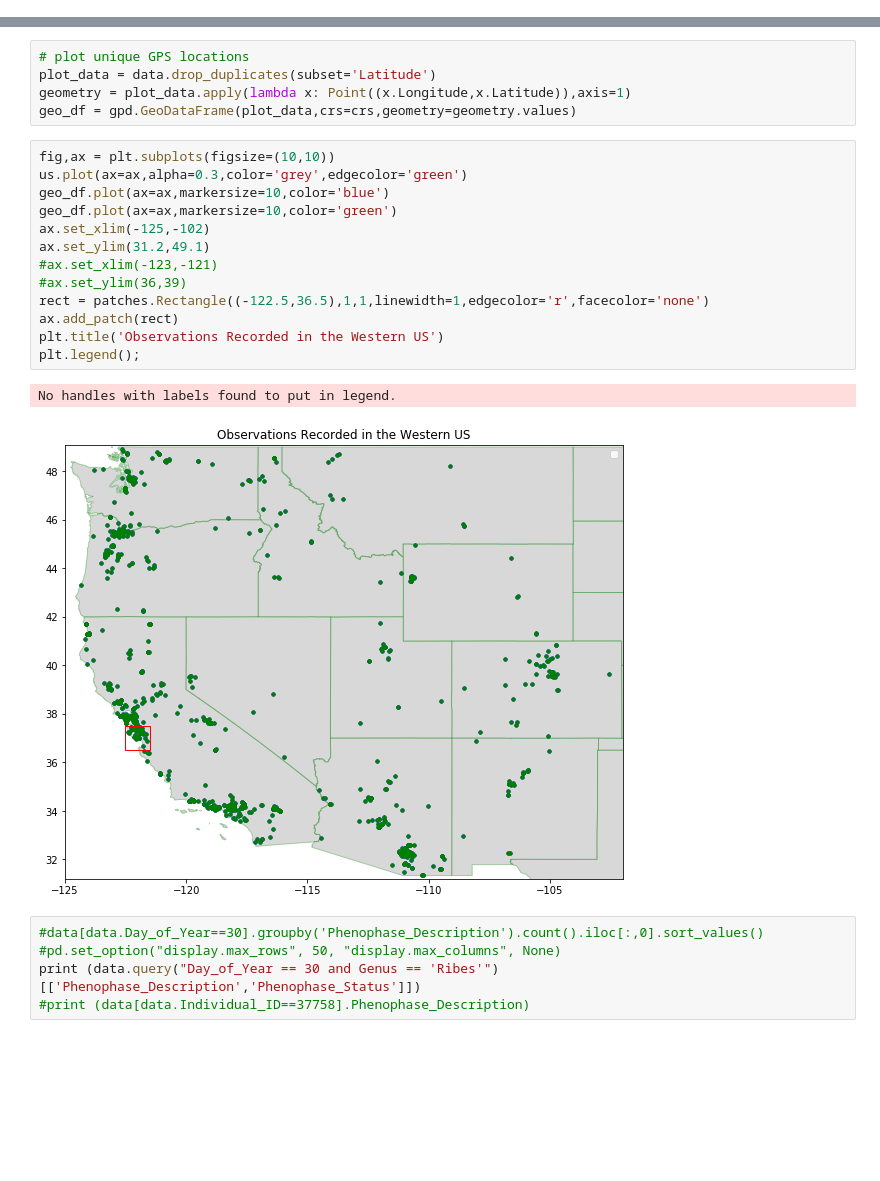
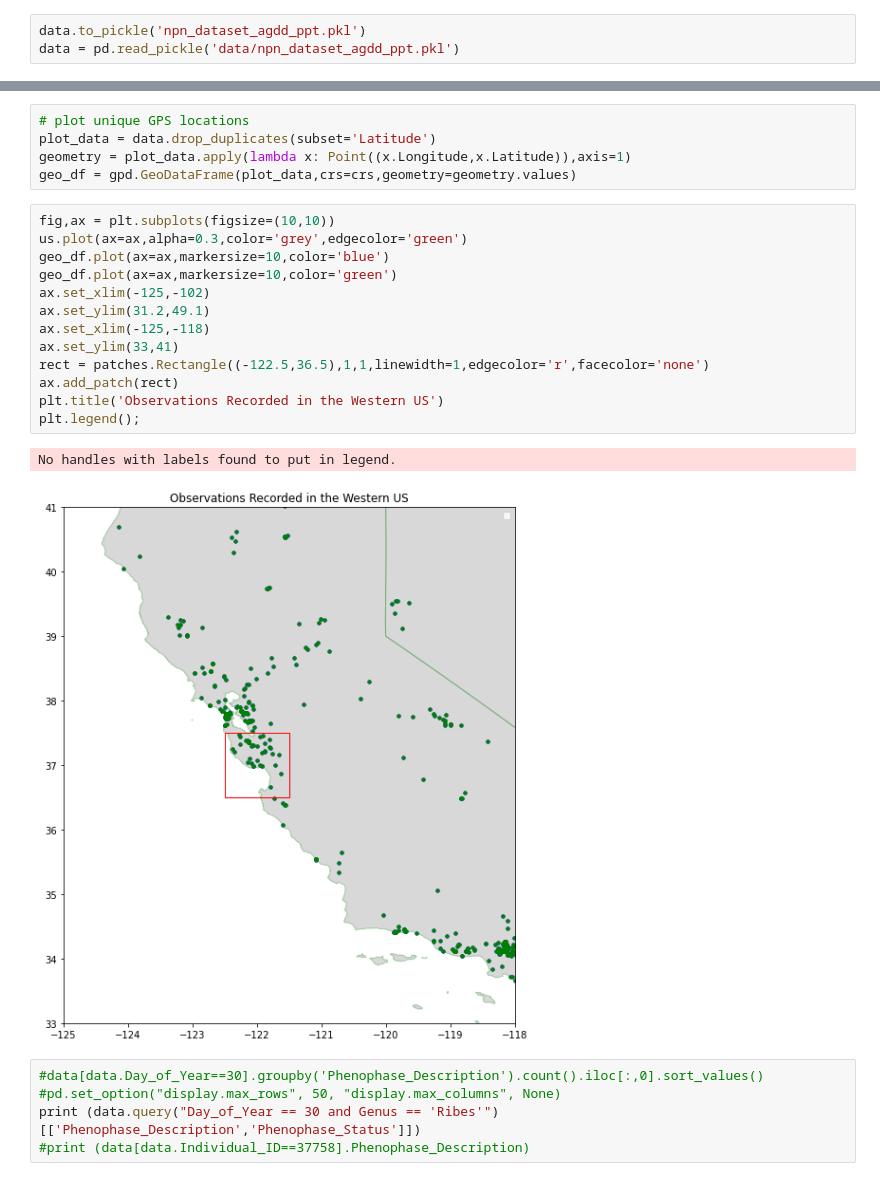
Before and after one commit to christophlee/Bloom-Finder, a Jupyter notebook: npn_explore.ipynb, the cells around one changed output, grey strips where cells are left out. Cells and saved outputs as stored; diff of their text form; blank space fills up the shorter version.

```diff
--- a/npn_explore.ipynb
+++ b/npn_explore.ipynb
@@ -193,0 +381,3 @@ Falling leaves             289.0  366.0
+# %%
+data.to_pickle('npn_dataset_agdd_ppt.pkl')
+data = pd.read_pickle('data/npn_dataset_agdd_ppt.pkl')
@@ -231,19 +423,19 @@ geo_df = gpd.GeoDataFrame(plot_data,crs=crs,geometry=geometry.values)
 # %%
 fig,ax = plt.subplots(figsize=(10,10))
 us.plot(ax=ax,alpha=0.3,color='grey',edgecolor='green')
 geo_df.plot(ax=ax,markersize=10,color='blue')
 geo_df.plot(ax=ax,markersize=10,color='green')
 ax.set_xlim(-125,-102)
 ax.set_ylim(31.2,49.1)
-#ax.set_xlim(-123,-121)
-#ax.set_ylim(36,39)
+ax.set_xlim(-125,-118)
+ax.set_ylim(33,41)
 rect = patches.Rectangle((-122.5,36.5),1,1,linewidth=1,edgecolor='r',facecolor='none')
 ax.add_patch(rect)
 plt.title('Observations Recorded in the Western US')
 plt.legend();
 # %% [output]
 No handles with labels found to put in legend.
-[figure, old version]
+[figure, new version]
 # %%
 #data[data.Day_of_Year==30].groupby('Phenophase_Description').count().iloc[:,0].sort_values()
 #pd.set_option("display.max_rows", 50, "display.max_columns", None)
```
Also changed, not shown: parts of 90 cells of this notebook, 2 other files.
